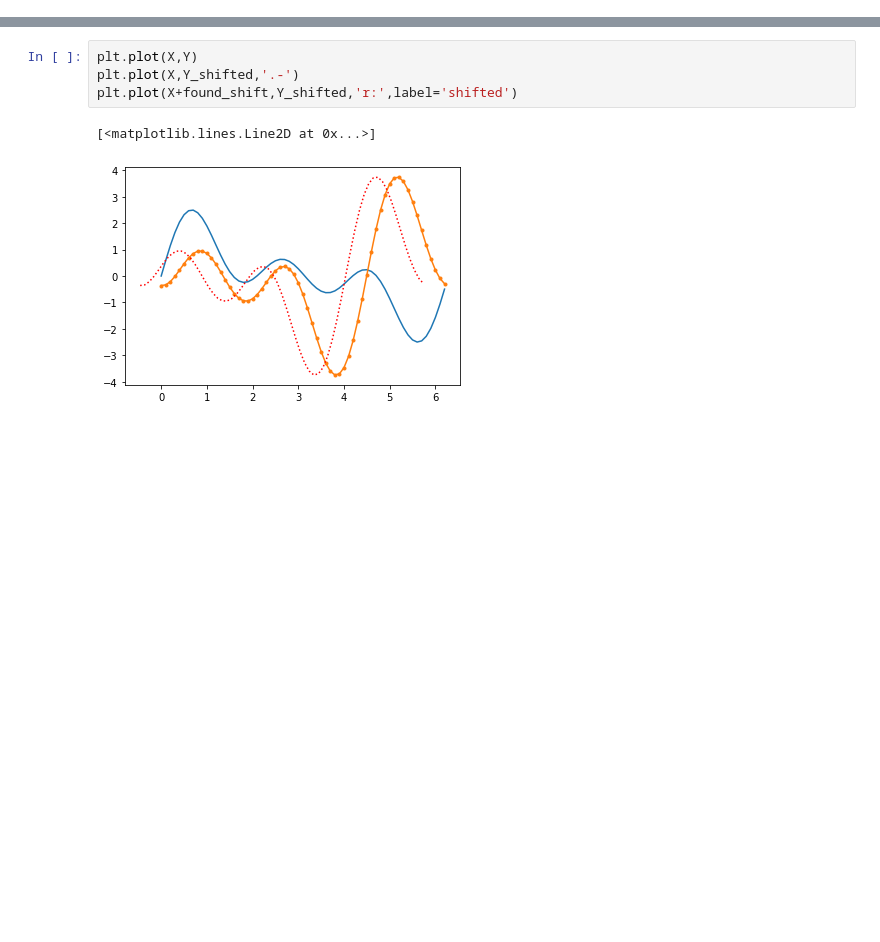
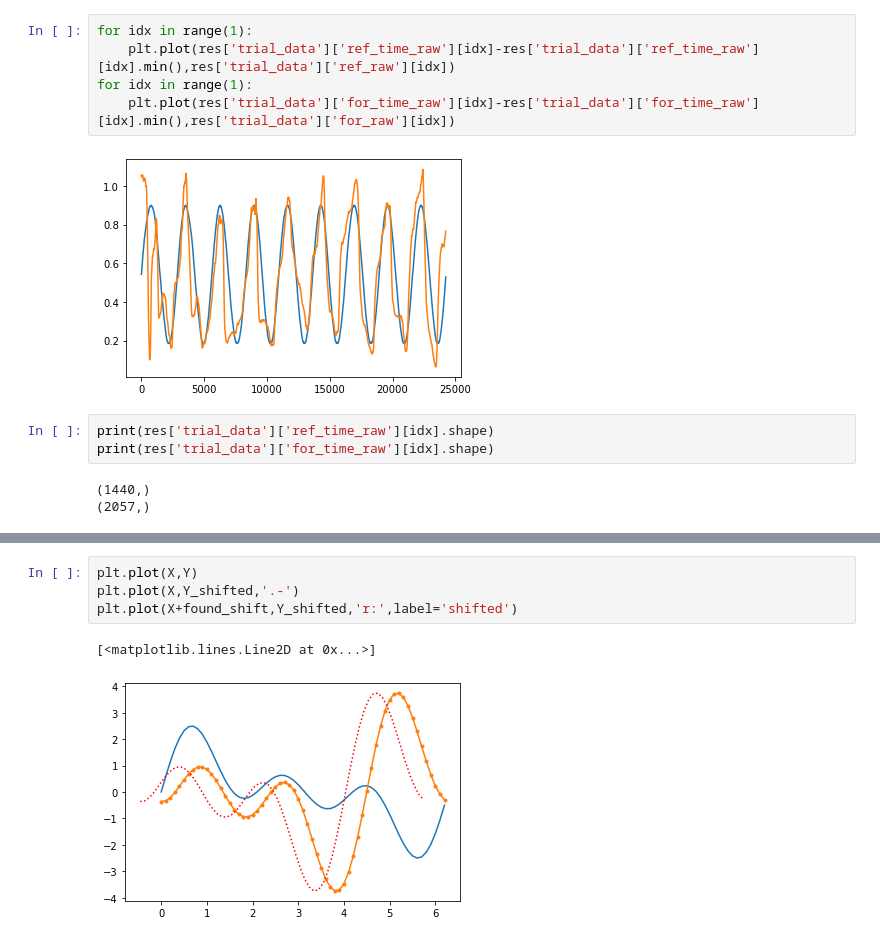
Before and after one commit to neuralabc/spft-java, a Jupyter notebook: spft/ComputingBxMetrics_testing.ipynb, the cells around one changed output, grey strips where cells are left out. Drawn from its saved outputs; the diff is of its cells as text; blank space fills up the shorter version.

```diff
--- a/spft/ComputingBxMetrics_testing.ipynb
+++ b/spft/ComputingBxMetrics_testing.ipynb
@@ -276,0 +313,13 @@ for_time,ref_time,for_vals,ref_vals = score_spft_data(data)
+# %%
+for idx in range(1):
+    plt.plot(res['trial_data']['ref_time_raw'][idx]-res['trial_data']['ref_time_raw'][idx].min(),res['trial_data']['ref_raw'][idx])
+for idx in range(1):
+    plt.plot(res['trial_data']['for_time_raw'][idx]-res['trial_data']['for_time_raw'][idx].min(),res['trial_data']['for_raw'][idx])
+# %% [output]
+[figure, added]
+# %%
+print(res['trial_data']['ref_time_raw'][idx].shape)
+print(res['trial_data']['for_time_raw'][idx].shape)
+# %% [output]
+(1440,)
+(2057,)
```
Also changed, not shown: parts of 11 cells of this notebook.
